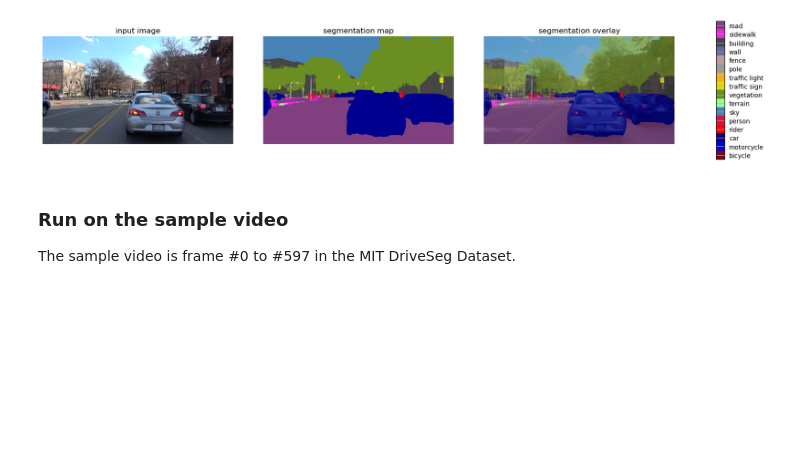
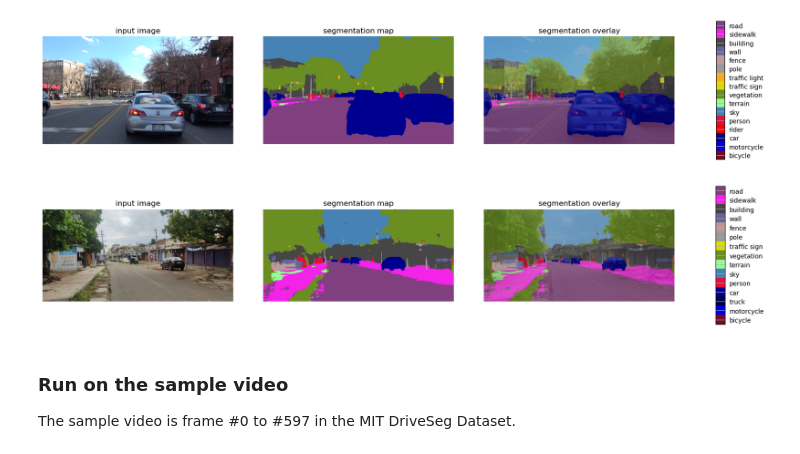
Before and after one commit to asterisk-ragavan/python-projects, a Jupyter notebook: palan_project/projects/INTERNSHIP PROJECTS/environment detection and segmentation/environment_detection_and_segmentation.ipynb, the cells around one changed output. Drawn from its saved outputs; the diff is of its cells as text; code cells hidden in the pictures; blank space fills up the shorter version.

```diff
--- a/palan_project/projects/INTERNSHIP PROJECTS/environment detection and segmentation/environment_detection_and_segmentation.ipynb
+++ b/palan_project/projects/INTERNSHIP PROJECTS/environment detection and segmentation/environment_detection_and_segmentation.ipynb
@@ -114,3 +18,9 @@ FULL_COLOR_MAP = label_to_color_image(FULL_LABEL_MAP)
+# %%
+def run_visualization(SAMPLE_IMAGE):
+    """Inferences DeepLab model and visualizes result."""
+    original_im = Image.open(SAMPLE_IMAGE)
+    seg_map = MODEL.run(original_im)
+    dlm.vis_segmentation(original_im, seg_map)
 # %% [markdown]
 ### Load the model from a frozen graph
 There are two model checkpoints pre-trained on Cityscapes with different network backbones: MobileNetV2 and Xception65. We default to use MobileNetV2 for faster inference.
@@ -130,6 +40,10 @@ run_visualization(SAMPLE_IMAGE)
 # %% [output]
 running deeplab on the sample image...
 [figure]
+# %%
+run_visualization(r"C:\Users\sakth\PycharmProjects\python-projects\palan_project\projects\INTERNSHIP PROJECTS\environment detection and segmentation\test_local.jpg")
+# %% [output]
+[figure, added]
 # %% [markdown]
 ### Run on the sample video
 The sample video is frame #0 to #597 in the MIT DriveSeg Dataset.
```
Also changed, not shown: parts of 3 cells of this notebook, 1 other file.
